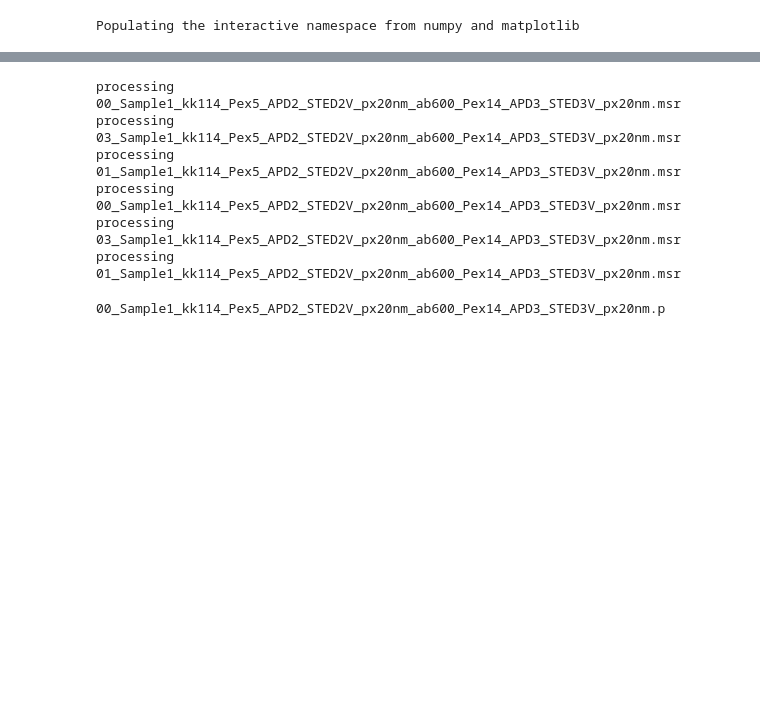
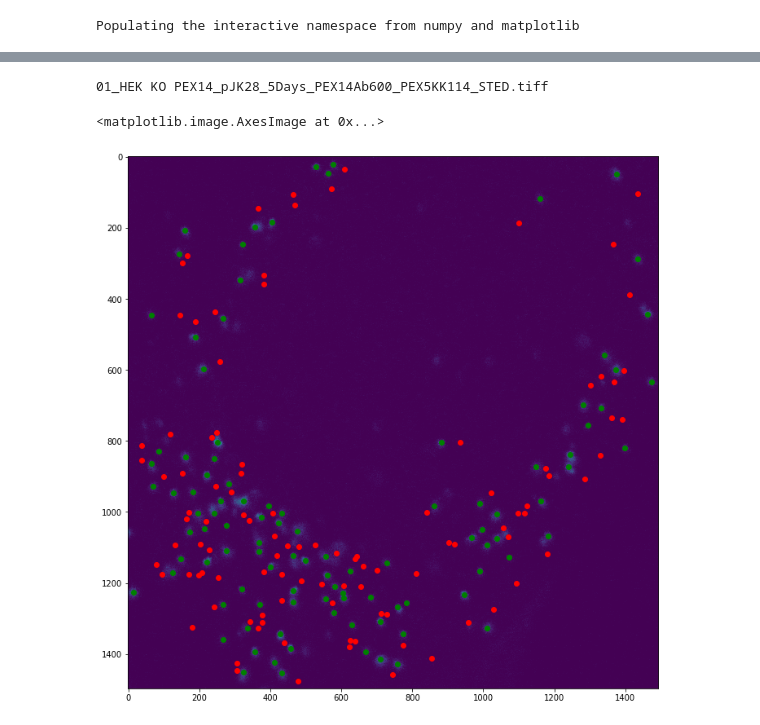
Before and after one commit to dwaithe/peroxisome_scripts, a Jupyter notebook: Double color analysis.ipynb, the cells around one changed output, grey strips where cells are left out. Saved outputs shown, nothing was run; the diff lists cells and outputs as text; code cells hidden in the pictures; blank space fills up the shorter version.

Commit message:
updated Double STED and single STED analysis

```diff
--- a/Double color analysis.ipynb
+++ b/Double color analysis.ipynb
@@ -141,52 +211,22 @@ drift correction: pixel shift in y: 1.0
 # %%
-for filename in data_store:
-    print filename
-    figsize(12,12)
-    figure()
-    #Plot the peroxisome points (green)
-    plot(data_store[filename]['o_xpts'],data_store[filename]['o_ypts'],'go')
-    #Plot the random locations (red)
-    plot(data_store[filename]['rn_xpts'],data_store[filename]['rn_ypts'],'ro')
-    #Overlay points onto the image.
-    imshow(data_store[filename]['img_corr'][0,:,:])
+
+#insert you file reference here.
+path_to_folder = '/Users/dwaithe/Documents/collaborators/ReglinskiK/STED_imgs/20171122/HEK KO PEX14 pJK28 5 Days/RGB_im/'
+file_name = '01_HEK KO PEX14_pJK28_5Days_PEX14Ab600_PEX5KK114_STED.tiff'
+
+##Shouldn't need to change anything here.
+temp_store = pickle.load( open(  path_to_folder+file_name[:-4]+'p', "rb" ) )
+temp_store['img_corr'] = tifffile.imread(path_to_folder+file_name[:-5]+'.tiff')
+print file_name
+figsize(12,12)
+figure()
+#Plot the peroxisome points (green)
+plot(temp_store['o_xpts'],temp_store['o_ypts'],'go')
+#Plot the random locations (red)
+plot(temp_store['rn_xpts'],temp_store['rn_ypts'],'ro')
+#Overlay points onto the image.
+imshow(temp_store['img_corr'][0,:,:])
+# %% [output]
+01_HEK KO PEX14_pJK28_5Days_PEX14Ab600_PEX5KK114_STED.tiff
+<matplotlib.image.AxesImage at 0x...>
+[figure, added]
-# %%
-import patch_fn as pf
-reload(pf)
-#Makes measurements for each cell and updates data_store
-diameter_of_roi = 20
-data_store = pf.calculate_measurements(image_store,data_store,diameter_of_roi,False) #for regions near perox.
-data_store = pf.calculate_measurements(image_store,data_store,diameter_of_roi,True) #for random regions.
-#Current measurements being made/calculated:
-#ch0_ave          - mean intensity from regions in channel 0.
-#ch1_ave          - mean intensity from regions in channel 1.
-#ch2_ave          - mean intensity from regions in channel 2.
-#ch3_ave          - mean intensity from regions in channel 3.
-#rand_ch0_ave     - mean intensity from random regions in channel 0.
-#rand_ch1_ave     - mean intensity from random regions in channel 1.
-#rand_ch2_ave     - mean intensity from random regions in channel 2.
-#rand_ch3_ave     - mean intensity from random regions in channel 3.
-#ch0_sum          - integrated intensity from regions in channel 0.
-#ch1_sum          - integrated intensity from regions in channel 1.
-#ch2_sum          - integrated intensity from regions in channel 2.
-#ch3_sum          - integrated intensity from regions in channel 3.
-#rand_ch0_sum     - integrated intensity from random regions in channel 0.
-#rand_ch1_sum     - integrated intensity from random regions in channel 1.
-#rand_ch2_sum     - integrated intensity from random regions in channel 2.
-#rand_ch3_sum     - integrated intensity from random regions in channel 3.
-#ch0_ave_norm     - mean intensity from regions in channel 0 normalised to max for each cell.
-#ch1_ave_norm     - mean intensity from regions in channel 1 normalised to max for each cell.
-#ch2_ave_norm     - mean intensity from regions in channel 2 normalised to max for each cell.
-#ch3_ave_norm     - mean intensity from regions in channel 3 normalised to max for each cell.
-#rand_ch0_ave_norm     - mean intensity from random regions in channel 0 normalised to max for each cell.
-#rand_ch1_ave_norm     - mean intensity from random regions in channel 1 normalised to max for each cell.
-#rand_ch2_ave_norm     - mean intensity from random regions in channel 2 normalised to max for each cell.
-#rand_ch3_ave_norm     - mean intensity from random regions in channel 3 normalised to max for each cell.
-#rand_ch13_pea         - Pearson's correlation from random regions in channel 1 compared to channel 3.
-#rand_ch13_pea_flip    - Pearson's correlation from random regions in channel 1 compared to channel 3 flipped left to right.
-# %% [output]
-processing 00_Sample1_kk114_Pex5_APD2_STED2V_px20nm_ab600_Pex14_APD3_STED3V_px20nm.msr
-processing 03_Sample1_kk114_Pex5_APD2_STED2V_px20nm_ab600_Pex14_APD3_STED3V_px20nm.msr
-processing 01_Sample1_kk114_Pex5_APD2_STED2V_px20nm_ab600_Pex14_APD3_STED3V_px20nm.msr
-processing 00_Sample1_kk114_Pex5_APD2_STED2V_px20nm_ab600_Pex14_APD3_STED3V_px20nm.msr
-processing 03_Sample1_kk114_Pex5_APD2_STED2V_px20nm_ab600_Pex14_APD3_STED3V_px20nm.msr
-processing 01_Sample1_kk114_Pex5_APD2_STED2V_px20nm_ab600_Pex14_APD3_STED3V_px20nm.msr
@@ -209,4 +232,0 @@ for filename in filelist:
-# %%
-print filename
-# %% [output]
-00_Sample1_kk114_Pex5_APD2_STED2V_px20nm_ab600_Pex14_APD3_STED3V_px20nm.p
```
Also changed, not shown: parts of 28 cells of this notebook.
